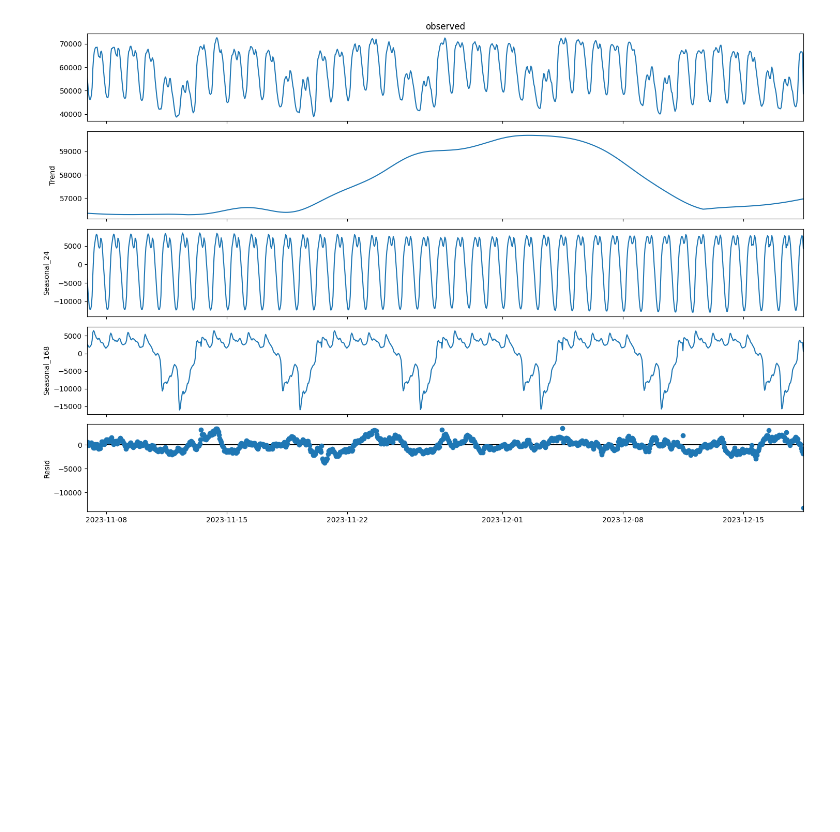
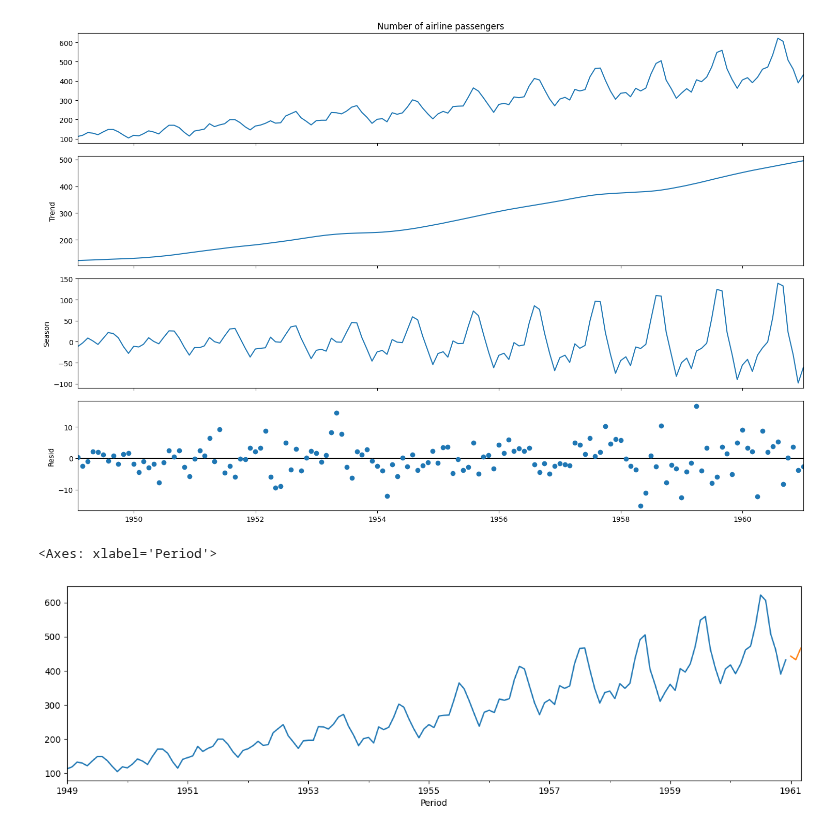
Before and after one commit to hikotei/2023_11-PTSFC, a Jupyter notebook: 2023_12_19 energy fcast.ipynb, the cells around one changed output. Cells and saved outputs as stored; diff of their text form; code cells hidden in the pictures; blank space fills up the shorter version.

Commit message:
tbats

```diff
--- a/2023_12_19 energy fcast.ipynb
+++ b/2023_12_19 energy fcast.ipynb
@@ -59,9 +78,43 @@ res = mstl.fit()
+# %%
+from sktime.datasets import load_airline
+
+# Load univariate time series data
+y = load_airline()
+y.index = pd.date_range(start='1949-01-01', periods=len(y), freq='M')
+
+# Use STL with the explicitly set frequency
+res = STL(np.squeeze(y), period=12).fit()
+
+plt.rc("figure", figsize=(15, 10))
+plt.rc("font", size=10)
+
+res.plot()
+plt.show()
+# %% [output]
+[figure, added]
+# %%
+from sktime.datasets import load_airline
+from sktime.forecasting.tbats import TBATS
+
+y = load_airline()
+
+forecaster = TBATS(
+    use_box_cox=False,
+    use_trend=False,
+    use_damped_trend=False,
+    sp=12,
+    use_arma_errors=False,
+    n_jobs=1)
+
+forecaster.fit(y)
+
+y_pred = forecaster.predict(fh=[1,2,3])
 # %%
-plt.rc("figure", figsize=(15, 10))
+plt.rc("figure", figsize=(15, 4))
 plt.rc("font", size=10)
 
-res.plot()
-plt.tight_layout()
-plt.show()
+y.plot()
+y_pred.plot()
 # %% [output]
+<Axes: xlabel='Period'>
-[figure, old version]
+[figure, new version]
```
Also changed, not shown: parts of 10 cells of this notebook.
